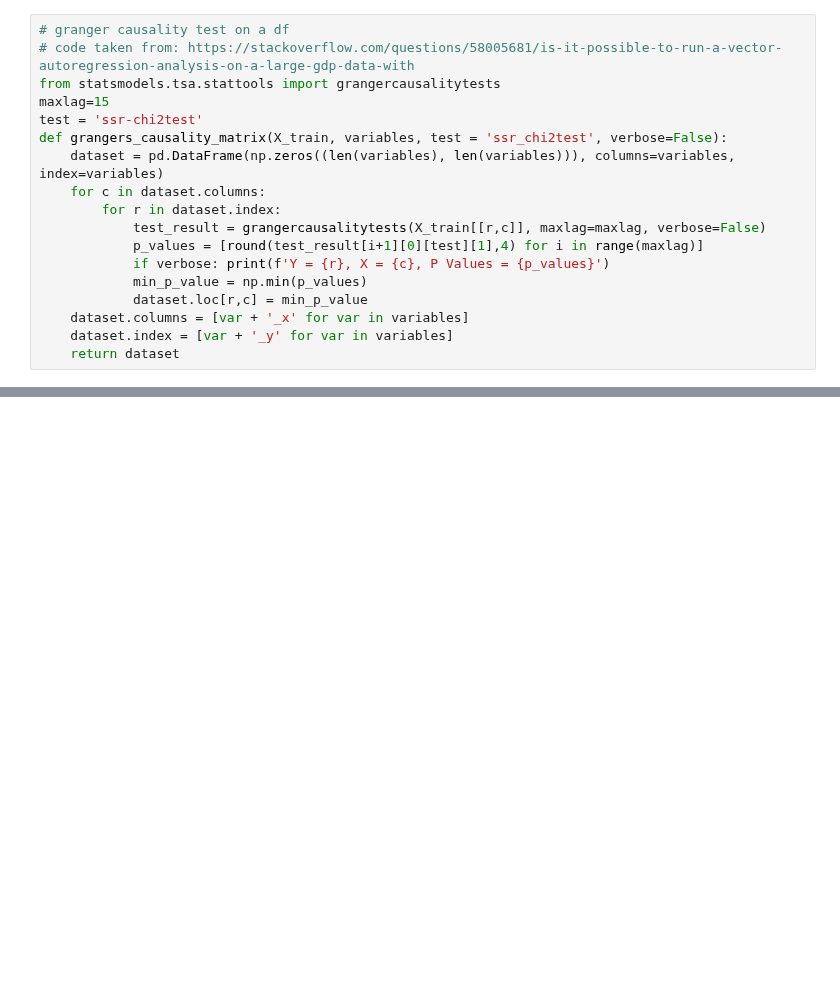
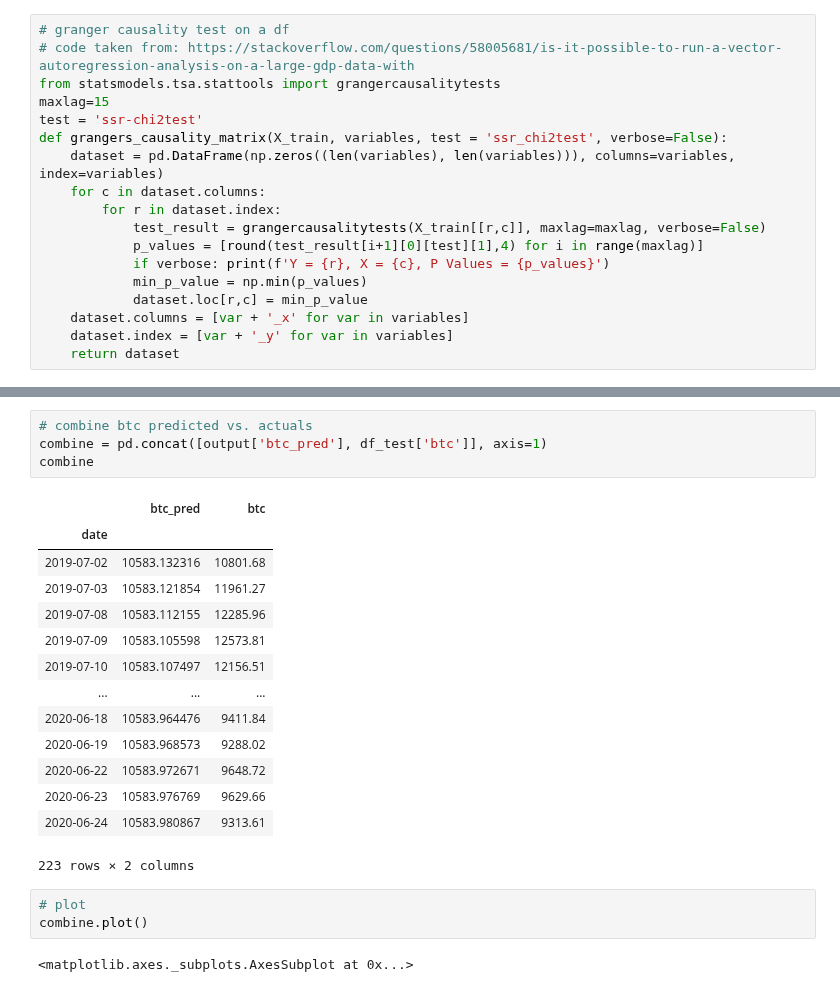
Before and after one commit to jochenmadler/BA_TimeSeriesAnalysis, a Jupyter notebook: M4.ipynb, the cells around one changed output, grey strips where cells are left out. Drawn from its saved outputs; the diff is of its cells as text; blank space fills up the shorter version.

```diff
--- a/M4.ipynb
+++ b/M4.ipynb
@@ -490,0 +416,24 @@ TypeError: Index(...) must be called with a collection of some kind, 'coefficien
+# %%
+# combine btc predicted vs. actuals
+combine = pd.concat([output['btc_pred'], df_test['btc']], axis=1)
+combine
+# %% [output]
+|  | btc_pred | btc |
+| date |  |  |
+| 2019-07-02 | 10583.132316 | 10801.68 |
+| 2019-07-03 | 10583.121854 | 11961.27 |
+| 2019-07-08 | 10583.112155 | 12285.96 |
+| 2019-07-09 | 10583.105598 | 12573.81 |
+| 2019-07-10 | 10583.107497 | 12156.51 |
+| ... | ... | ... |
+| 2020-06-18 | 10583.964476 | 9411.84 |
+| 2020-06-19 | 10583.968573 | 9288.02 |
+| 2020-06-22 | 10583.972671 | 9648.72 |
+| 2020-06-23 | 10583.976769 | 9629.66 |
+| 2020-06-24 | 10583.980867 | 9313.61 |
+223 rows × 2 columns
+# %%
+# plot
+combine.plot()
+# %% [output]
+<matplotlib.axes._subplots.AxesSubplot at 0x...>
```
Also changed, not shown: parts of 21 cells of this notebook.
